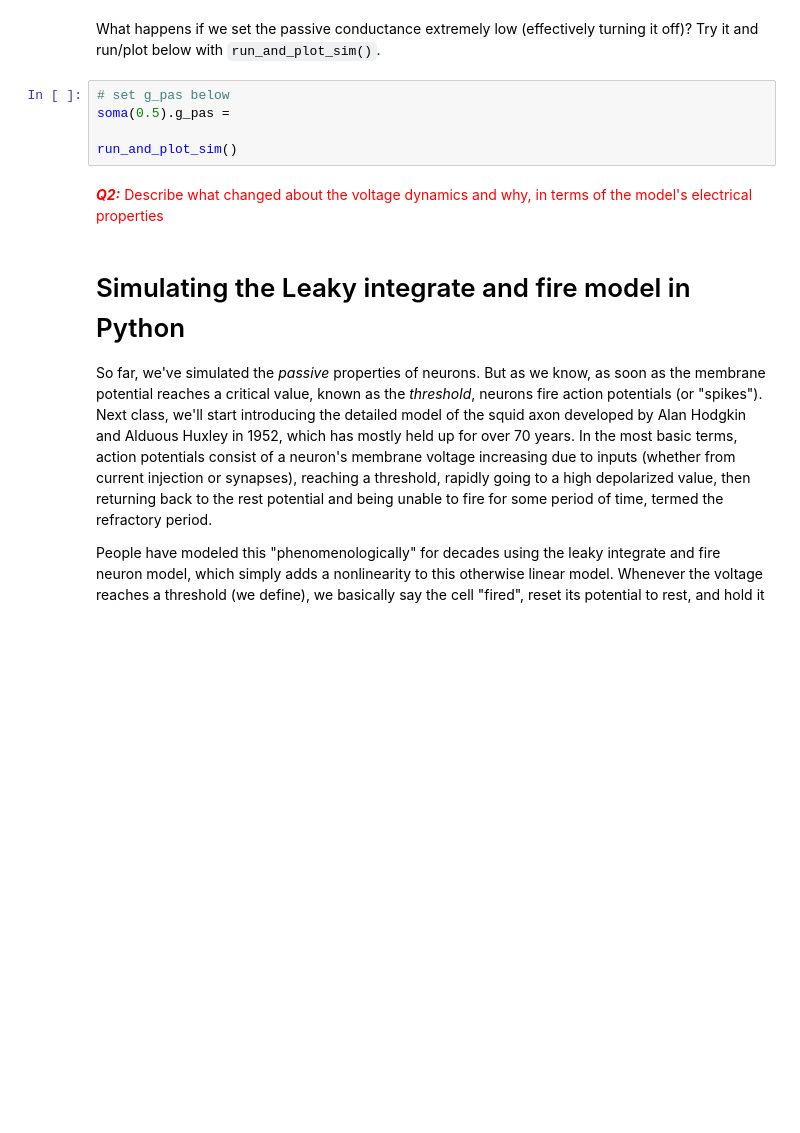
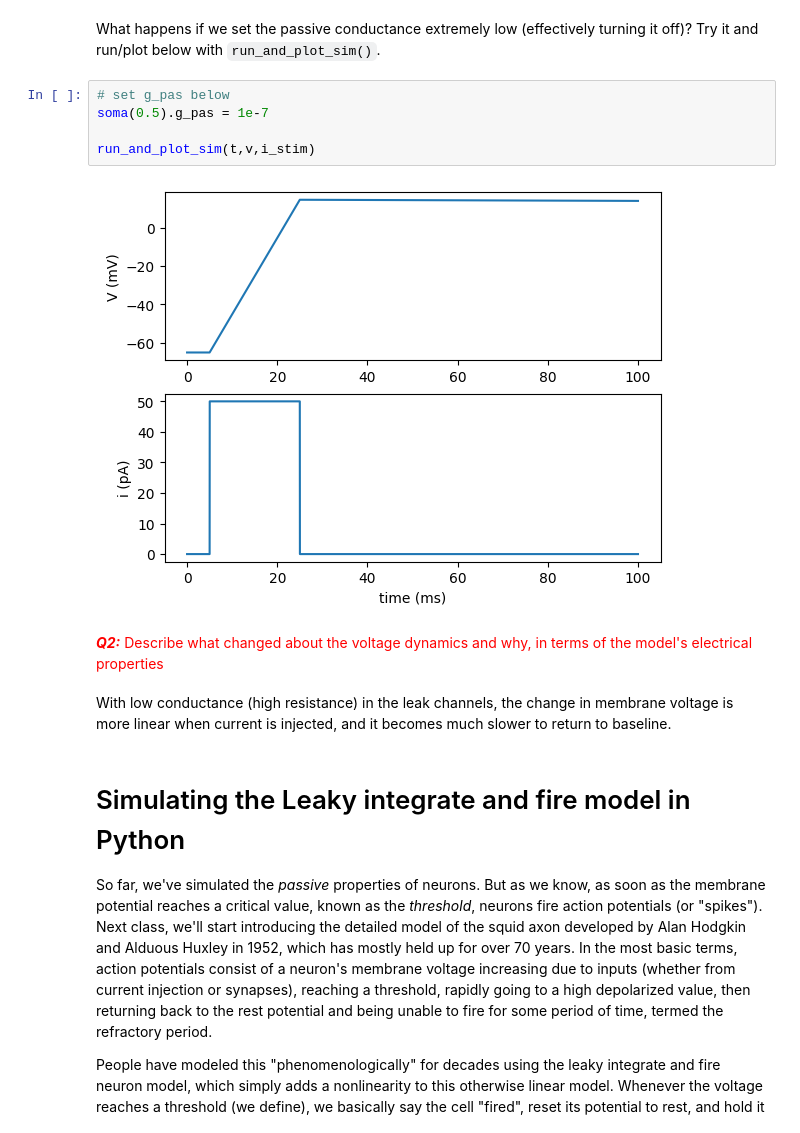
Before and after one commit to lw-miles24/5-CompModNervSys-LIFneuron, a Jupyter notebook: CompModNervSys_exercise5.ipynb, the cells around one changed output. Drawn from its saved outputs; the diff is of its cells as text; blank space fills up the shorter version.

```diff
--- a/CompModNervSys_exercise5.ipynb
+++ b/CompModNervSys_exercise5.ipynb
@@ -253,13 +387,17 @@ run_and_plot_sim(t,v,i_stim)
 What happens if we set the passive conductance extremely low (effectively turning it off)? Try it and run/plot below with `run_and_plot_sim()`.
 # %%
 # set g_pas below
-soma(0.5).g_pas =
+soma(0.5).g_pas = 1e-7
 
-run_and_plot_sim()
+run_and_plot_sim(t,v,i_stim)
+# %% [output]
+[figure, added]
 # %% [markdown]
 <font color='red'>
 <b><i>Q2:</b></i> Describe what changed about the voltage dynamics and why, in terms of the model's electrical properties
 </font>
+# %% [markdown]
+With low conductance (high resistance) in the leak channels, the change in membrane voltage is more linear when current is injected, and it becomes much slower to return to baseline.
 # %% [markdown]
 # Simulating the Leaky integrate and fire model in Python
 
```
Also changed, not shown: parts of 43 cells of this notebook.
